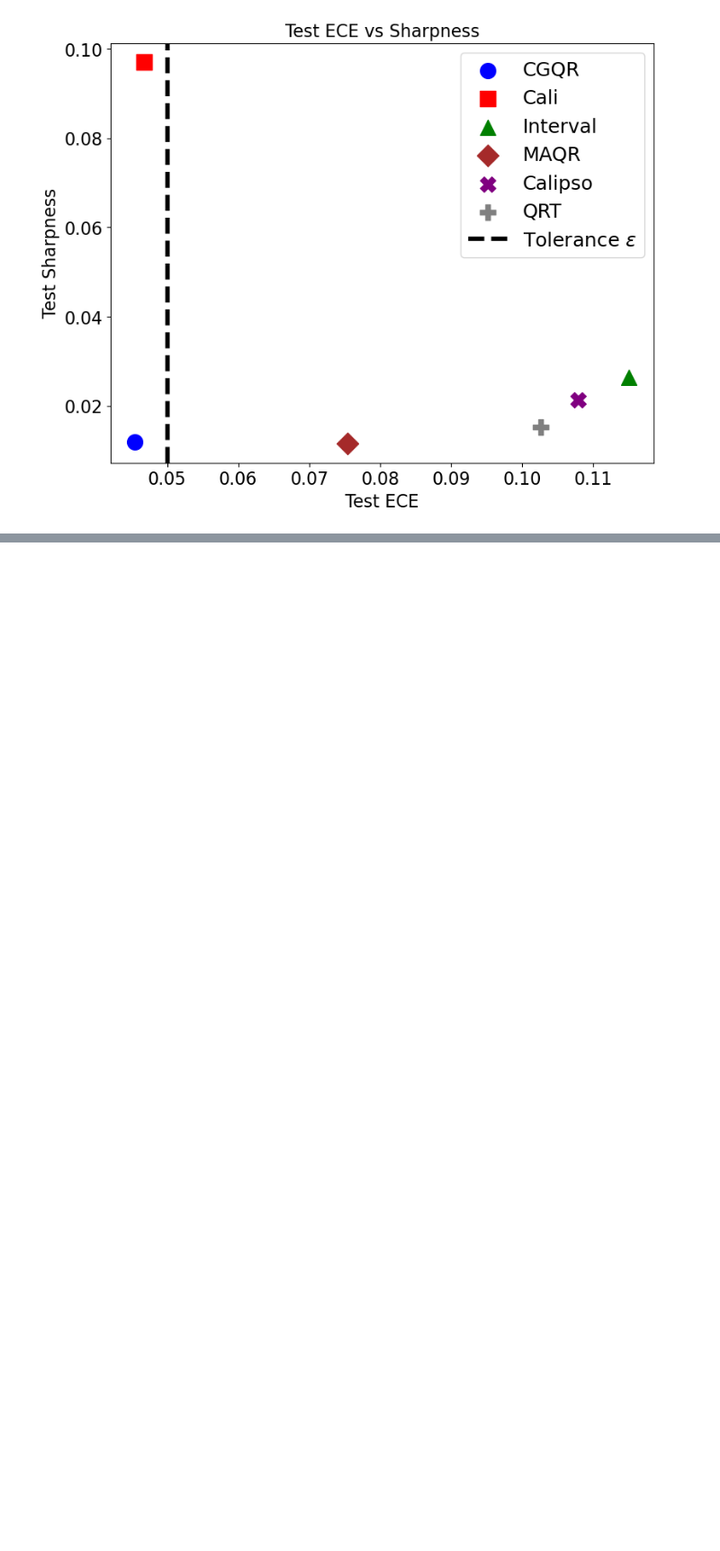
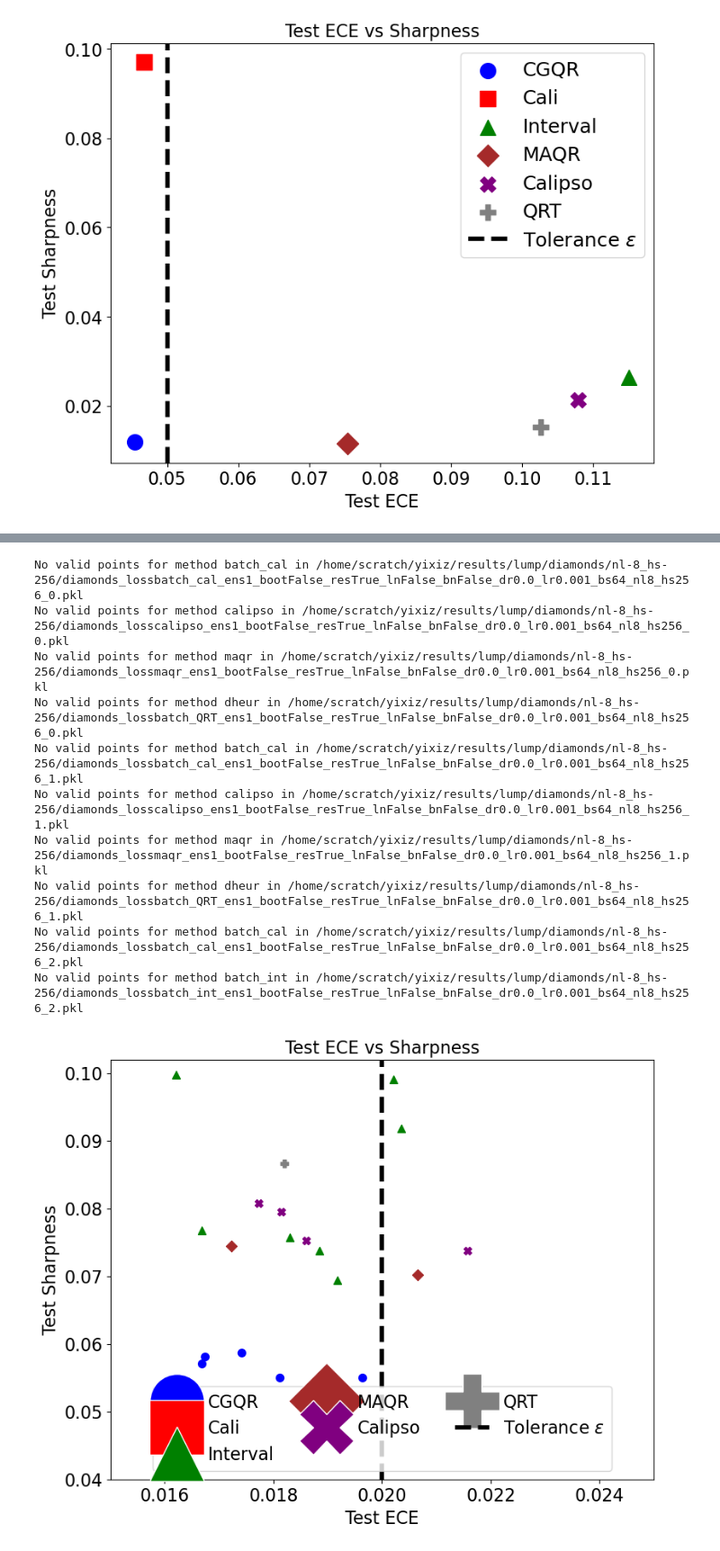
Before and after one commit to Zyxleo123/calibrated-quantile-uq, a Jupyter notebook: test.ipynb, the cells around one changed output, grey strips where cells are left out. Shown: that part at 90% size. Saved outputs shown, nothing was run; the diff lists cells and outputs as text; code cells hidden in the pictures; blank space fills up the shorter version.

```diff
--- a/test.ipynb
+++ b/test.ipynb
@@ -446,3 +407,61 @@ plt.savefig("method_legend_dots_large.pdf", dpi=300, bbox_inches='tight')
 plt.show()
 
 print("Legend with dots has been generated and displayed.")
+# %%
+from glob import glob
+import os
+from plots.plot_utils import load_pickle
+import matplotlib.pyplot as plt
+
+
+def find_method_name(pkl_name):
+    if 'batch_qr' in pkl_name:
+        return 'batch_qr'
+    elif 'batch_cal' in pkl_name:
+        return 'batch_cal'
+    elif 'batch_int' in pkl_name:
+        return 'batch_int'
+    elif 'maqr' in pkl_name:
+        return 'maqr'
+    elif 'calipso' in pkl_name:
+        return 'calipso'
+    elif 'QRT' in pkl_name:
+        return 'dheur'
+    else:
+        return 'unknown'
+
+
+from plots.plot_utils import METHOD_COLORS, METHOD_MARKERS, TITLE_METHODS
+import numpy as np
+
+seeds = [0, 1, 2, 3, 4]
+all_baselines_pkls = []
+dataset = 'diamonds'
+
+for seed in seeds:
+    all_baselines_pkls += glob(
+        os.path.join(
+            os.environ['SCRATCH'],
+            'results',
+            'lump',
+            dataset,
+            'nl-8_hs-256',
+            f'{dataset}*nl8_hs256_{seed}.pkl'
+        )
+    )
+
+plt.figure(figsize=(9, 7))
+order = {'batch_qr': 0, 'batch_cal': 1, 'batch_int': 2, 'maqr': 3, 'calipso': 4, 'dheur': 5}
+all_baseline_pkls = sorted(all_baselines_pkls, key=lambda x: order.get(find_method_name(x), 100))
+# %% [output]
+No valid points for method batch_cal in /home/scratch/yixiz/results/lump/diamonds/nl-8_hs-256/diamonds_lossbatch_cal_ens1_bootFalse_resTrue_lnFalse_bnFalse_dr0.0_lr0.001_bs64_nl8_hs256_0.pkl
+No valid points for method calipso in /home/scratch/yixiz/results/lump/diamonds/nl-8_hs-256/diamonds_losscalipso_ens1_bootFalse_resTrue_lnFalse_bnFalse_dr0.0_lr0.001_bs64_nl8_hs256_0.pkl
+No valid points for method maqr in /home/scratch/yixiz/results/lump/diamonds/nl-8_hs-256/diamonds_lossmaqr_ens1_bootFalse_resTrue_lnFalse_bnFalse_dr0.0_lr0.001_bs64_nl8_hs256_0.pkl
+No valid points for method dheur in /home/scratch/yixiz/results/lump/diamonds/nl-8_hs-256/diamonds_lossbatch_QRT_ens1_bootFalse_resTrue_lnFalse_bnFalse_dr0.0_lr0.001_bs64_nl8_hs256_0.pkl
+No valid points for method batch_cal in /home/scratch/yixiz/results/lump/diamonds/nl-8_hs-256/diamonds_lossbatch_cal_ens1_bootFalse_resTrue_lnFalse_bnFalse_dr0.0_lr0.001_bs64_nl8_hs256_1.pkl
+No valid points for method calipso in /home/scratch/yixiz/results/lump/diamonds/nl-8_hs-256/diamonds_losscalipso_ens1_bootFalse_resTrue_lnFalse_bnFalse_dr0.0_lr0.001_bs64_nl8_hs256_1.pkl
+No valid points for method maqr in /home/scratch/yixiz/results/lump/diamonds/nl-8_hs-256/diamonds_lossmaqr_ens1_bootFalse_resTrue_lnFalse_bnFalse_dr0.0_lr0.001_bs64_nl8_hs256_1.pkl
+No valid points for method dheur in /home/scratch/yixiz/results/lump/diamonds/nl-8_hs-256/diamonds_lossbatch_QRT_ens1_bootFalse_resTrue_lnFalse_bnFalse_dr0.0_lr0.001_bs64_nl8_hs256_1.pkl
+No valid points for method batch_cal in /home/scratch/yixiz/results/lump/diamonds/nl-8_hs-256/diamonds_lossbatch_cal_ens1_bootFalse_resTrue_lnFalse_bnFalse_dr0.0_lr0.001_bs64_nl8_hs256_2.pkl
+No valid points for method batch_int in /home/scratch/yixiz/results/lump/diamonds/nl-8_hs-256/diamonds_lossbatch_int_ens1_bootFalse_resTrue_lnFalse_bnFalse_dr0.0_lr0.001_bs64_nl8_hs256_2.pkl
+[figure, added]
```
Also changed, not shown: parts of 7 cells of this notebook, 2 other files.
